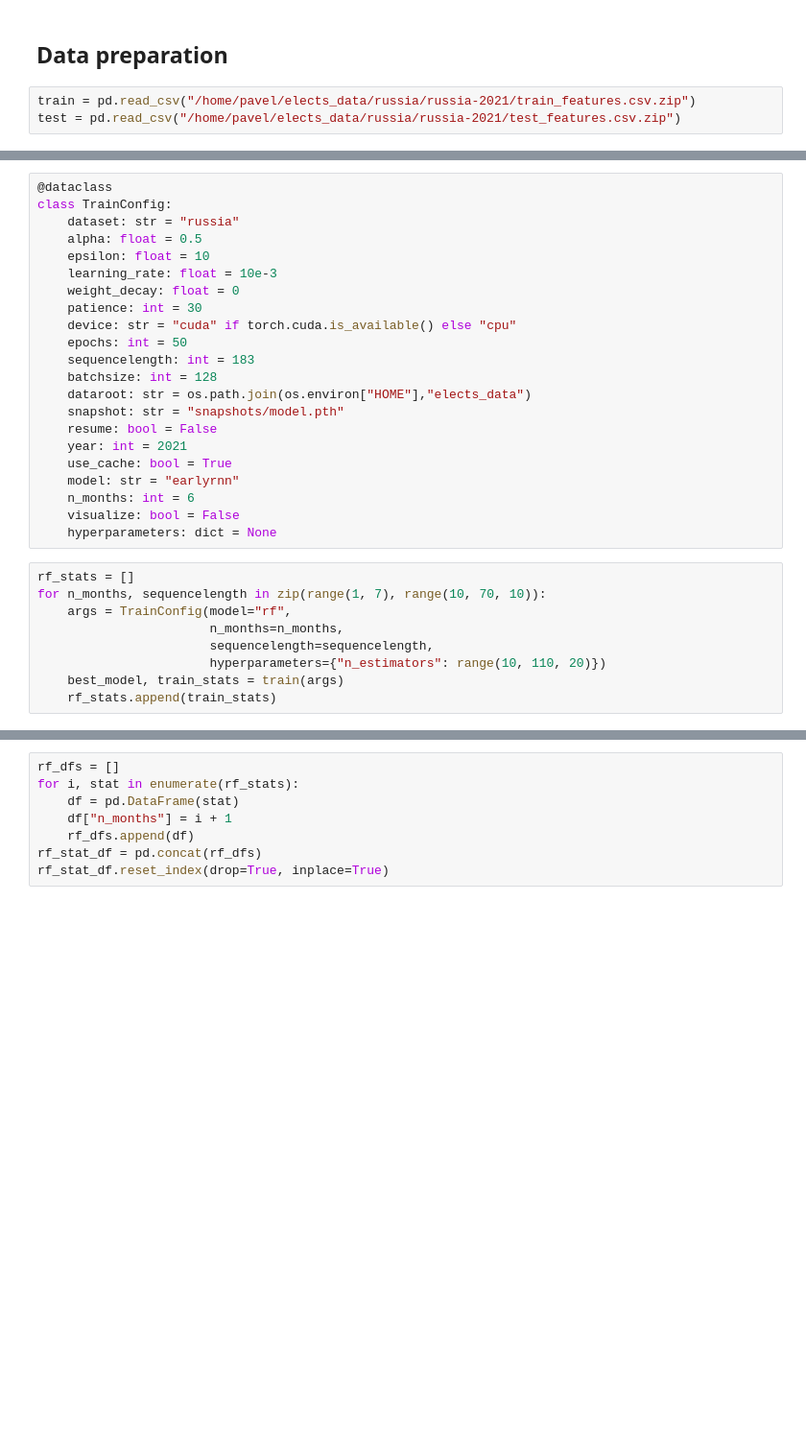
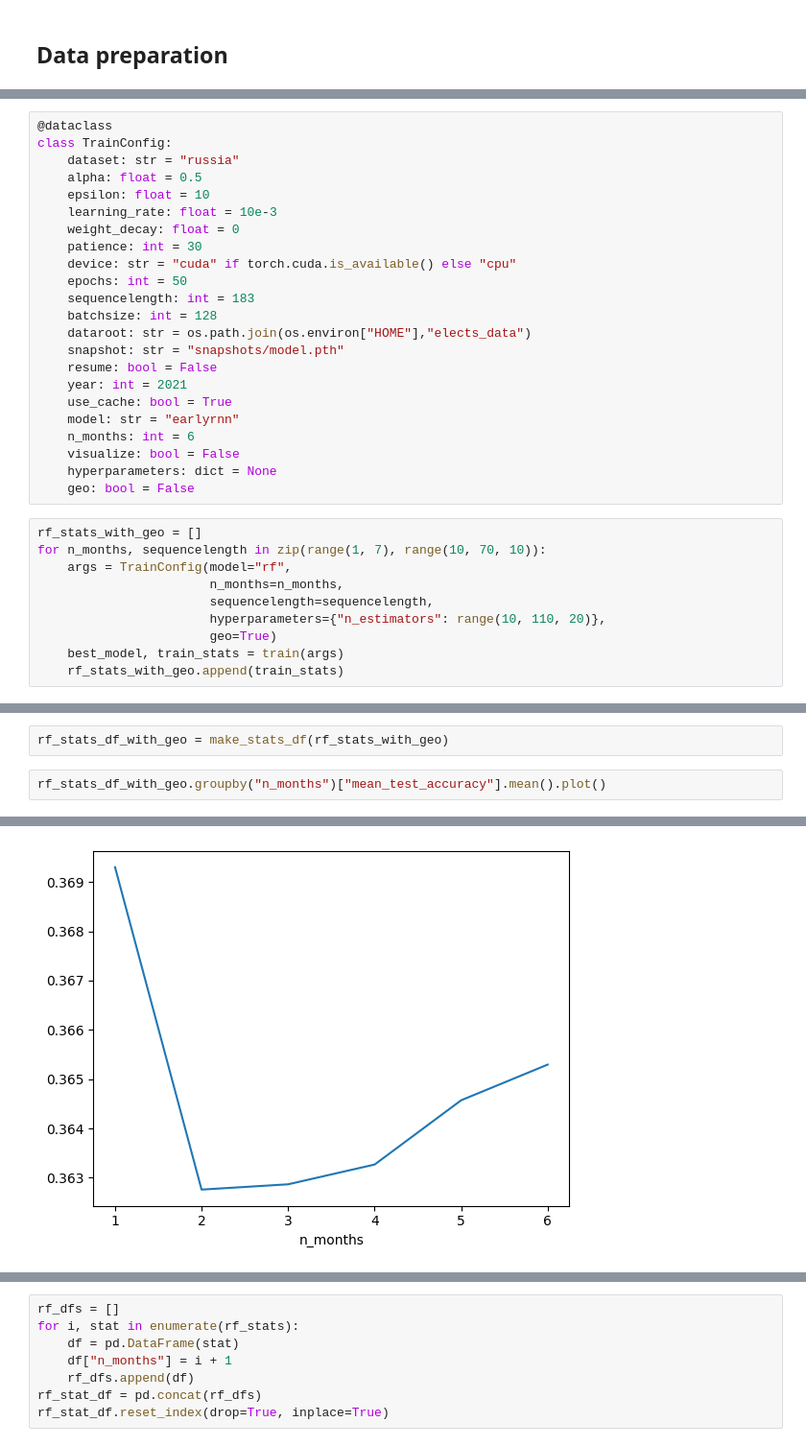
Before and after one commit to PavelSyomin/crop-classification, a Jupyter notebook: Crop Classification.ipynb, the cells around one changed output, grey strips where cells are left out. Shown: that part at 96% size. Cells and saved outputs as stored; diff of their text form; blank space fills up the shorter version.

```diff
--- a/Crop Classification.ipynb
+++ b/Crop Classification.ipynb
@@ -84,6 +23,3 @@ cd = CropTypesDataset(
 # Part 1: Classical Machine Learning
 # %% [markdown]
 ## Data preparation
-# %%
-train = pd.read_csv("/home/pavel/elects_data/russia/russia-2021/train_features.csv.zip")
-test = pd.read_csv("/home/pavel/elects_data/russia/russia-2021/test_features.csv.zip")
@@ -279,15 +45,17 @@ class TrainConfig:
     n_months: int = 6
     visualize: bool = False
     hyperparameters: dict = None
+    geo: bool = False
 # %%
-rf_stats = []
+rf_stats_with_geo = []
 for n_months, sequencelength in zip(range(1, 7), range(10, 70, 10)):
     args = TrainConfig(model="rf",
                        n_months=n_months,
                        sequencelength=sequencelength,
-                       hyperparameters={"n_estimators": range(10, 110, 20)})
+                       hyperparameters={"n_estimators": range(10, 110, 20)},
+                       geo=True)
     best_model, train_stats = train(args)
-    rf_stats.append(train_stats)
+    rf_stats_with_geo.append(train_stats)
 # %% [output]
 Cache is activated and will be used if possible
 Data: train, year: 2021
@@ -308,0 +88,5 @@ Fitting 5 folds for each of 5 candidates, totalling 25 fits
+# %%
+rf_stats_df_with_geo = make_stats_df(rf_stats_with_geo)
+# %%
+rf_stats_df_with_geo.groupby("n_months")["mean_test_accuracy"].mean().plot()
+# %% [output]
@@ -308,0 +94 @@ Fitting 5 folds for each of 5 candidates, totalling 25 fits
+[figure, added]
```
Also changed, not shown: parts of 56 cells of this notebook, 6 other files.
